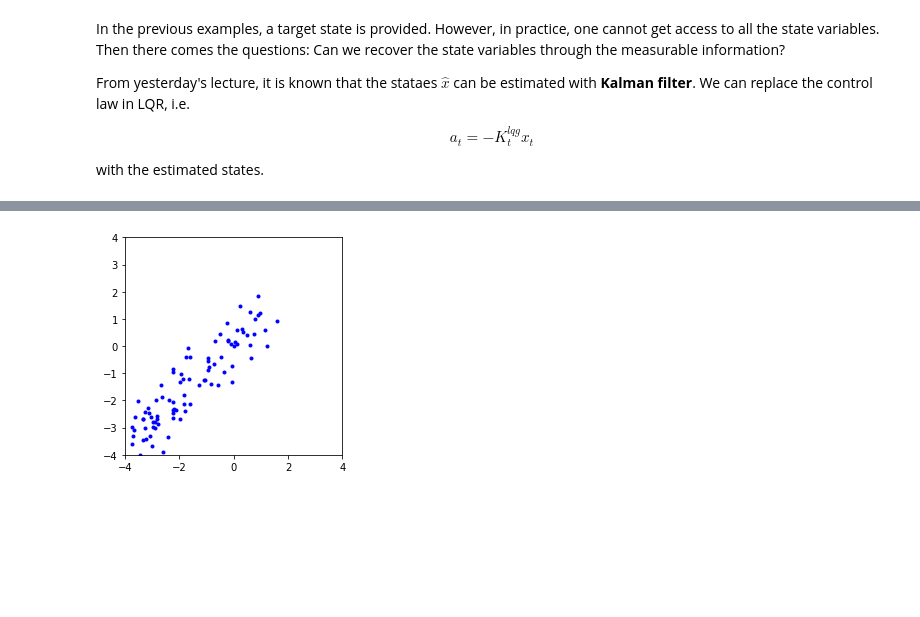
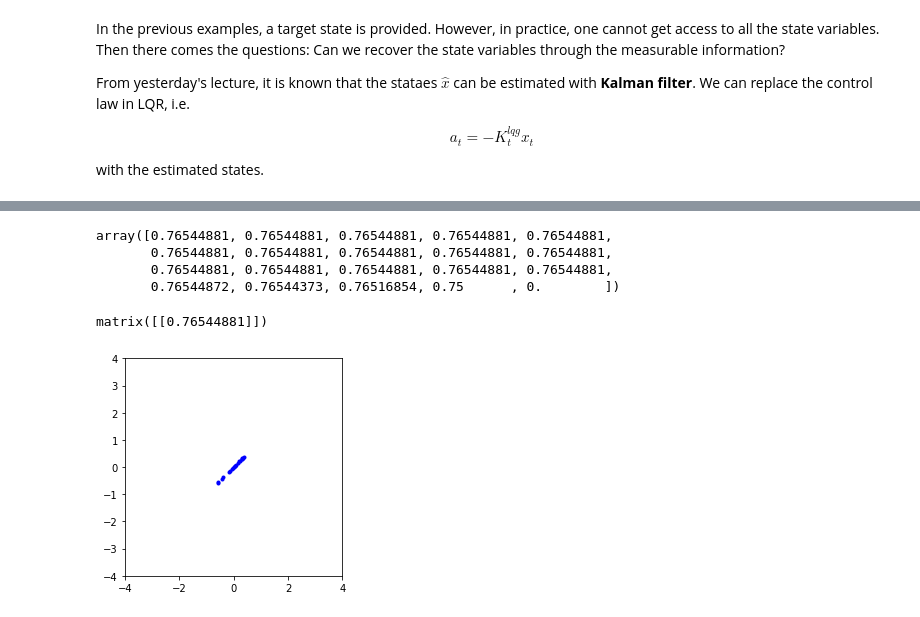
Before and after one commit to zhengww/NeuroMatchAcademy, a Jupyter notebook: Tutorial2_optimal_control_continuous.ipynb, the cells around one changed output, grey strips where cells are left out. Cells and saved outputs as stored; diff of their text form; code cells hidden in the pictures; blank space fills up the shorter version.

```diff
--- a/Tutorial2_optimal_control_continuous.ipynb
+++ b/Tutorial2_optimal_control_continuous.ipynb
@@ -80,7 +80,7 @@ class LDS_1D:
 
         noise = np.random.normal(0, self.noise_var, self.T)
 
-        a = np.zeros(T) # control intialization
+        a = np.zeros(self.T) # control intialization
 
         for t in range(self.T - 1):
             a[t] =  - L[t] * x[t]
@@ -99,7 +99,7 @@ class LDS_1D:
         mse = self.MSE(x)
 
         fig, ax = plt.subplots(1, figsize = (6, 6))
-        ax.plot(mse)
+        ax.plot(mse, 'b')
         ax.set_xlabel("time", fontsize =14)
         ax.set_ylabel("MSE" , fontsize =14)
         ax.set_title("MSE of the states and the desired trajectory", fontsize =20)
@@ -648,5 +616,25 @@ plt.plot(filtered_state_means_impl, 'r')
 # %%
 class LQG_1D(MyKalmanFilter, LQR_1D):
-    def __init__(self, T, ini_state, noise_var, target, n_dim_state=1, n_dim_obs=1):
-        MyKalmanFilter.__init__(self,n_dim_state=1, n_dim_obs=1)
-        LQR_1D.__init__(self,T, ini_state, noise_var, target)
+    def __init__(self, T, target, n_dim_state, n_dim_obs,
+                 transition_matrices, transition_covariance, observation_matrices,
+                 observation_covariance, initial_state_mean, initial_state_covariance, control_matrices):
+        MyKalmanFilter.__init__(self,n_dim_state, n_dim_obs,
+                                transition_matrices, transition_covariance,
+                                observation_matrices,observation_covariance,
+                                initial_state_mean, initial_state_covariance, control_matrices)
+        LQR_1D.__init__(self,T, initial_state_mean, transition_covariance, target)
+# %%
+target = np.zeros(n_timesteps)
+Q = 10 * np.eye(n_dim_state)   # cost of state
+R = 2 * np.eye(n_dim_obs)  # cost of control
+
+lqg = LQG_1D(n_timesteps, target, n_dim_state, n_dim_obs,
+             transition_matrices, transition_covariance, observation_matrices,
+             observation_covariance, initial_state_mean, initial_state_covariance, control_matrices)
+# %%
+control_gain_lqg = lqg.control_gain_LQR(transition_matrices, control_matrices, Q, R)
+filtered_state_means_impl, filtered_state_covariances_impl, latent, data, control = lqg.filter_com(
+    n_timesteps, control_gain_lqg)
+
+lqg_cost = lqg.cost(latent, control, Q, R)
+lqg_cost
@@ -652,0 +668,32 @@ class LQG_1D(MyKalmanFilter, LQR_1D):
+# %%
+control_gain_lqg
+# %% [output]
+array([0.76544881, 0.76544881, 0.76544881, 0.76544881, 0.76544881,
+       0.76544881, 0.76544881, 0.76544881, 0.76544881, 0.76544881,
+       0.76544881, 0.76544881, 0.76544881, 0.76544881, 0.76544881,
+       0.76544872, 0.76544373, 0.76516854, 0.75      , 0.        ])
+# %%
+def dlqr(A,B,Q,R):
+    """Solve the discrete time lqr controller.
+
+    x[k+1] = A x[k] + B u[k]
+
+    cost = sum x[k].T*Q*x[k] + u[k].T*R*u[k]
+    """
+    #ref Bertsekas, p.151
+
+    #first, try to solve the ricatti equation
+    P = np.matrix(scipy.linalg.solve_discrete_are(A, B, Q, R))
+
+    #compute the LQR gain
+    K = np.matrix(scipy.linalg.inv(B.T*P*B+R)*(B.T*P*A))
+
+    eigVals, eigVecs = scipy.linalg.eig(A-B*K)
+
+    return K, P, eigVals
+
+K, P, eigVals = dlqr(transition_matrices, observation_matrices, Q, R)
+#u = np.dot(-K, (state - target))  #2x1
+K
+# %% [output]
+matrix([[0.76544881]])
@@ -653,24 +708,11 @@ class LQG_1D(MyKalmanFilter, LQR_1D):
 # %%
-target = np.zeros(n_timesteps)
-Q = 1   # cost of state
-R = 1   # cost of control
-D = my_kf.transition_matrices
-B = my_kf.control_matrices
-noise_var = my_kf.transition_covariance
-
-lqg = LQG_1D(n_timesteps, my_kf.initial_state_mean[0], noise_var, target, n_dim_state, n_dim_obs)
-L = lqg.control_gain_LQR(D, B, Q, R)
-#L = np.ones(n_timesteps) * 0.5
-
-filtered_state_means_impl, filtered_state_covariances_impl, latent, data, control = lqg.filter_com(n_timesteps, control_gain)
-
 # latent, data = lqg.sample(n_timesteps, L, initial_state=my_kf.initial_state_mean)
 # filtered_state_means_impl, filtered_state_covariances_impl = lqg.filter(data, L)
 fig, ax = plt.subplots(1, 1)
 ax.plot(latent,filtered_state_means_impl, 'b.')
 ax.set_aspect('equal')
 ax.set_xlim([-4,4])
 ax.set_ylim([-4,4])
 plt.show()
 # %% [output]
-[figure, old version]
+[figure, new version]
```
Also changed, not shown: parts of 33 cells of this notebook.
